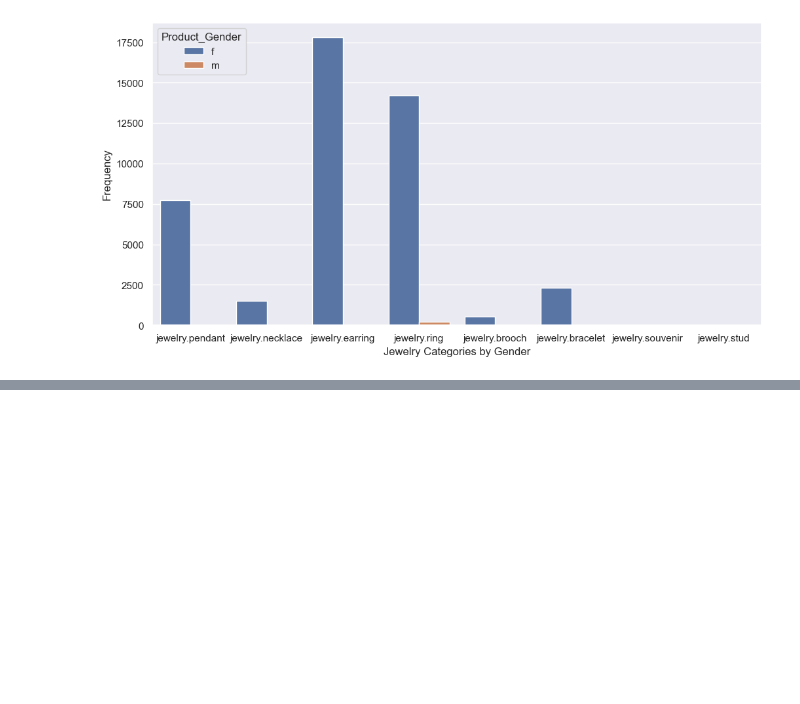
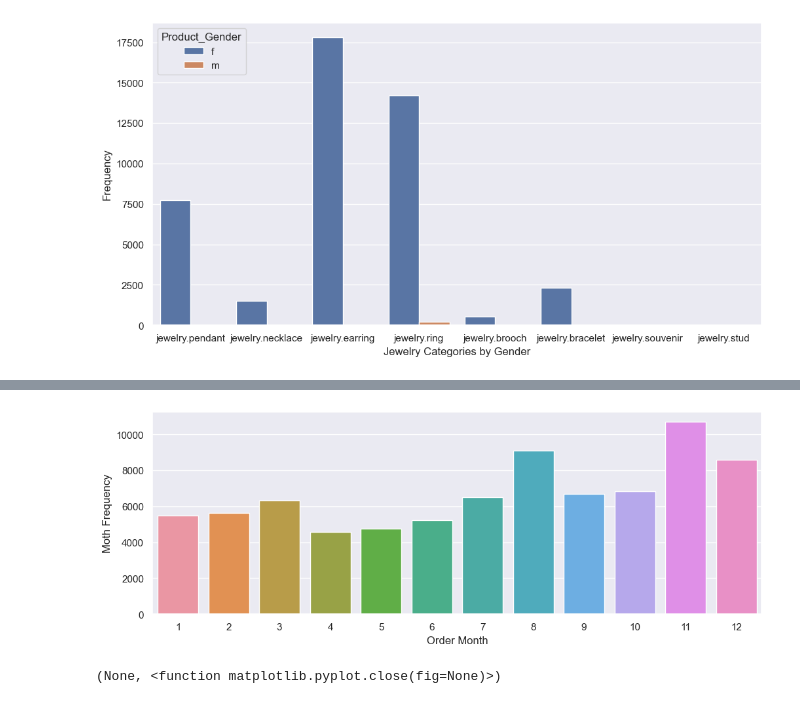
Before and after one commit to TestimOnyOni/OptimumJewelryPrice, a Jupyter notebook: Notebooks/OptimumJewelryPricing.ipynb, the cells around one changed output, grey strips where cells are left out. Drawn from its saved outputs; the diff is of its cells as text; code cells hidden in the pictures; blank space fills up the shorter version.

```diff
--- a/Notebooks/OptimumJewelryPricing.ipynb
+++ b/Notebooks/OptimumJewelryPricing.ipynb
@@ -369,0 +386,10 @@ plt.show(); plt.close()
+# %%
+# Per month record count plot
+plt.figure(figsize = (12, 4))
+sns.countplot(data = data_set, x = "Month")
+plt.xlabel("Order Month")
+plt.ylabel("Moth Frequency")
+plt.show(), plt.close
+# %% [output]
+[figure, added]
+(None, <function matplotlib.pyplot.close(fig=None)>)
```
Also changed, not shown: parts of 89 cells of this notebook.
